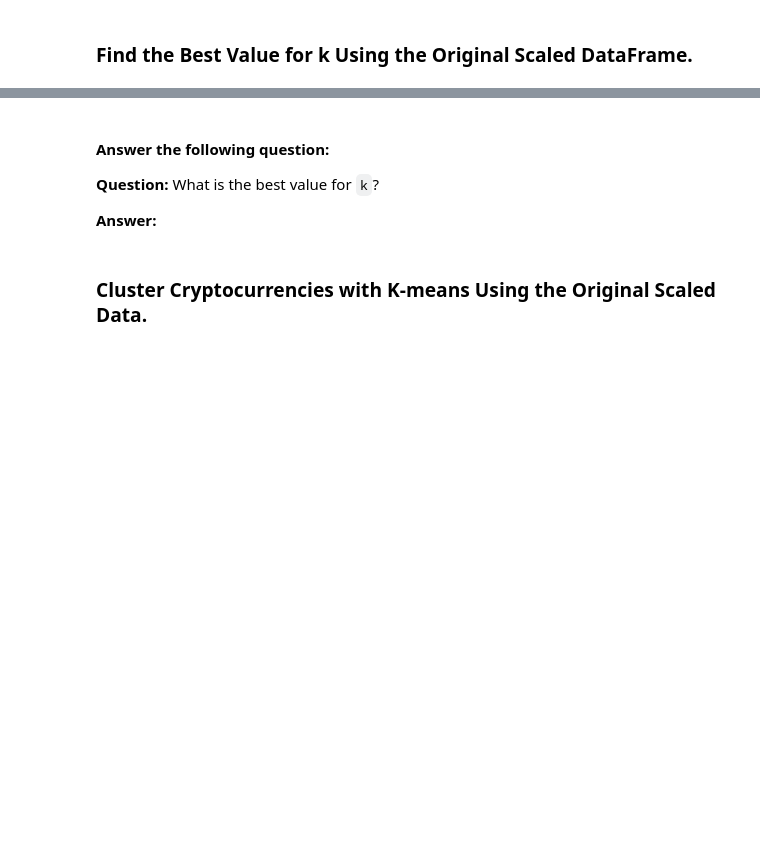
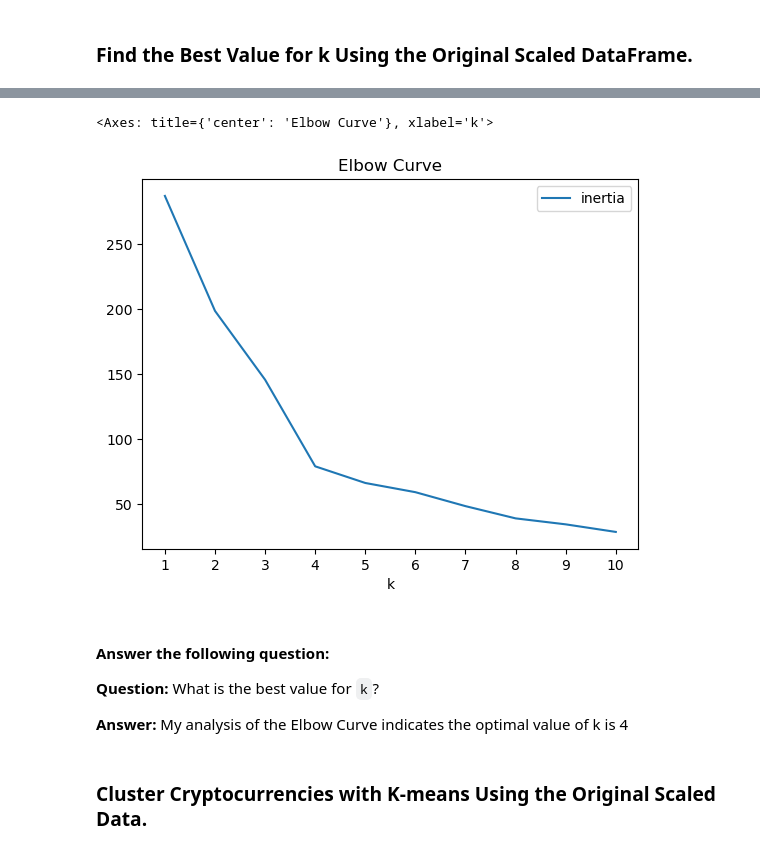
Before and after one commit to MDMoore315/CryptoClustering, a Jupyter notebook: Crypto_Clustering_starter_code.ipynb, the cells around one changed output, grey strips where cells are left out. Saved outputs shown, nothing was run; the diff lists cells and outputs as text; code cells hidden in the pictures; blank space fills up the shorter version.

Commit message:
Best value of k identified

```diff
--- a/Crypto_Clustering_starter_code.ipynb
+++ b/Crypto_Clustering_starter_code.ipynb
@@ -106,11 +110,18 @@ market_data_transformed.head()
 # %%
 # Plot a line chart with all the inertia values computed with
 # the different values of k to visually identify the optimal value for k.
+df_elbow.plot.line(x="k",
+                   y="inertia",
+                   title="Elbow Curve",
+                   xticks=k)
+# %% [output]
+<Axes: title={'center': 'Elbow Curve'}, xlabel='k'>
+[figure, added]
 # %% [markdown]
 #### Answer the following question:
 **Question:** What is the best value for `k`?
 
-**Answer:**
+**Answer:** My analysis of the Elbow Curve indicates the optimal value of k is 4
 # %% [markdown]
 ### Cluster Cryptocurrencies with K-means Using the Original Scaled Data.
 # %%
```
Also changed, not shown: parts of 1 cell of this notebook.
